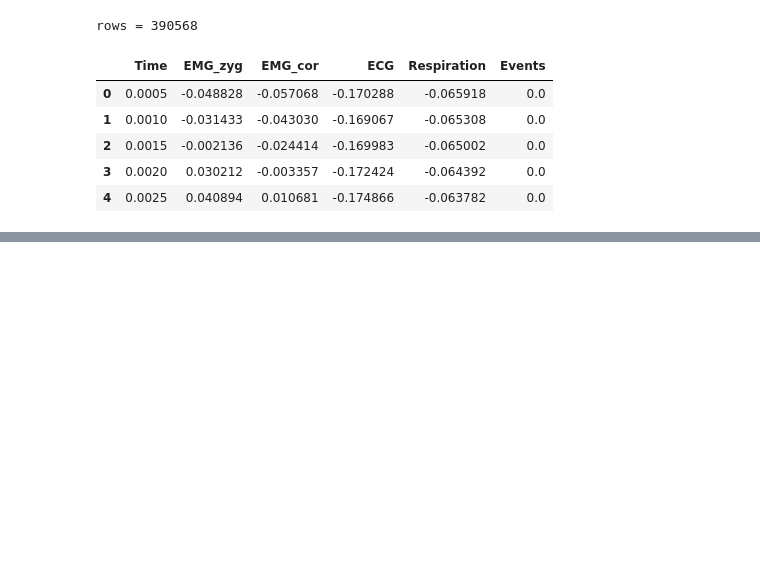
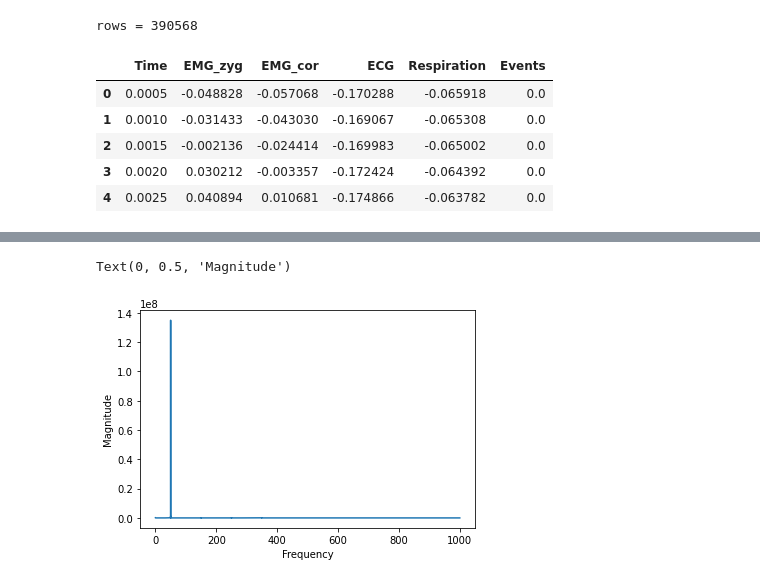
Before and after one commit to WiIIson/EMGFlow-Python-Package, a Jupyter notebook: PeakAffectDS-Analysis.ipynb, the cells around one changed output, grey strips where cells are left out. Cells and saved outputs as stored; diff of their text form; code cells hidden in the pictures; blank space fills up the shorter version.

```diff
--- a/PeakAffectDS-Analysis.ipynb
+++ b/PeakAffectDS-Analysis.ipynb
@@ -40,0 +61,11 @@ def makePowerSpectrum(data, time_step):
+# %%
+#
+# Plots the power spectrum for EMG_zyg
+#
+
+plt.plot(ps['Frequency'], ps['Magnitude'])
+plt.xlabel('Frequency')
+plt.ylabel('Magnitude')
+# %% [output]
+Text(0, 0.5, 'Magnitude')
+[figure, added]
```
Also changed, not shown: parts of 11 cells of this notebook.
